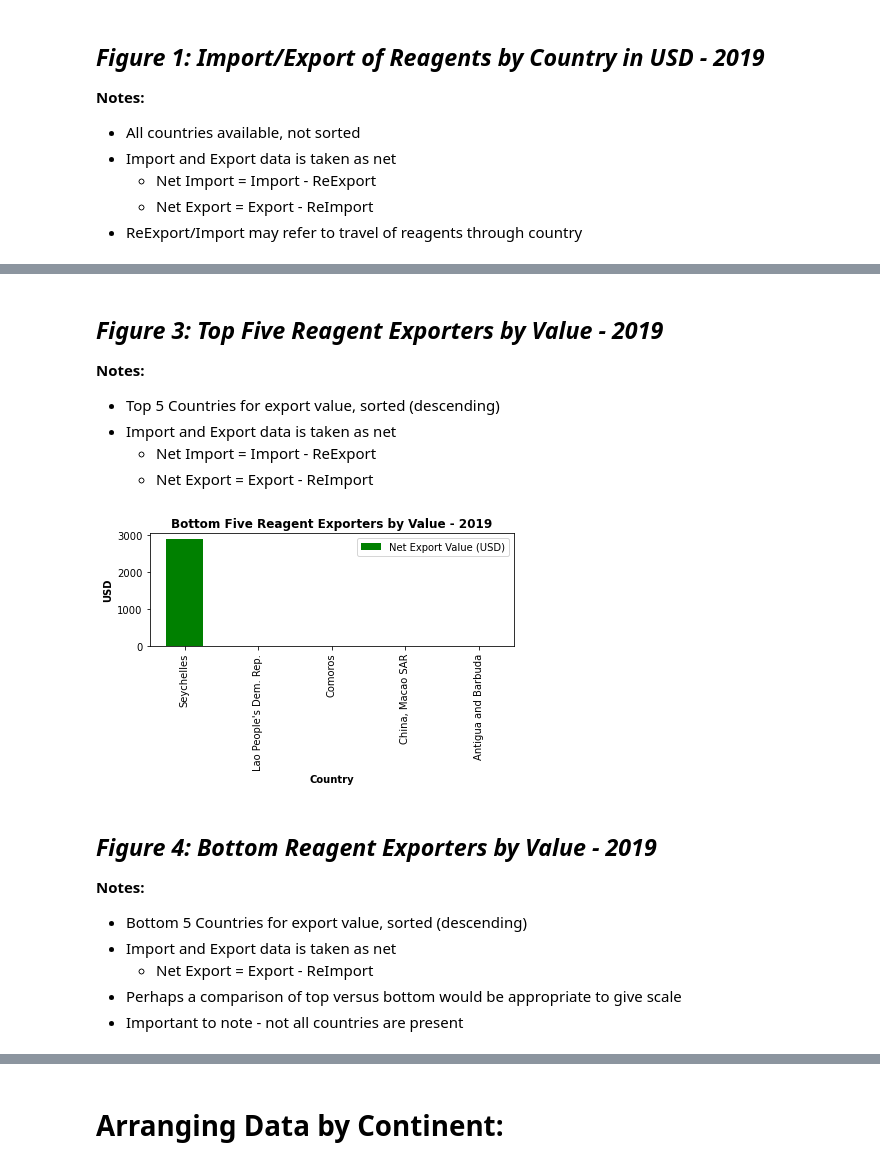
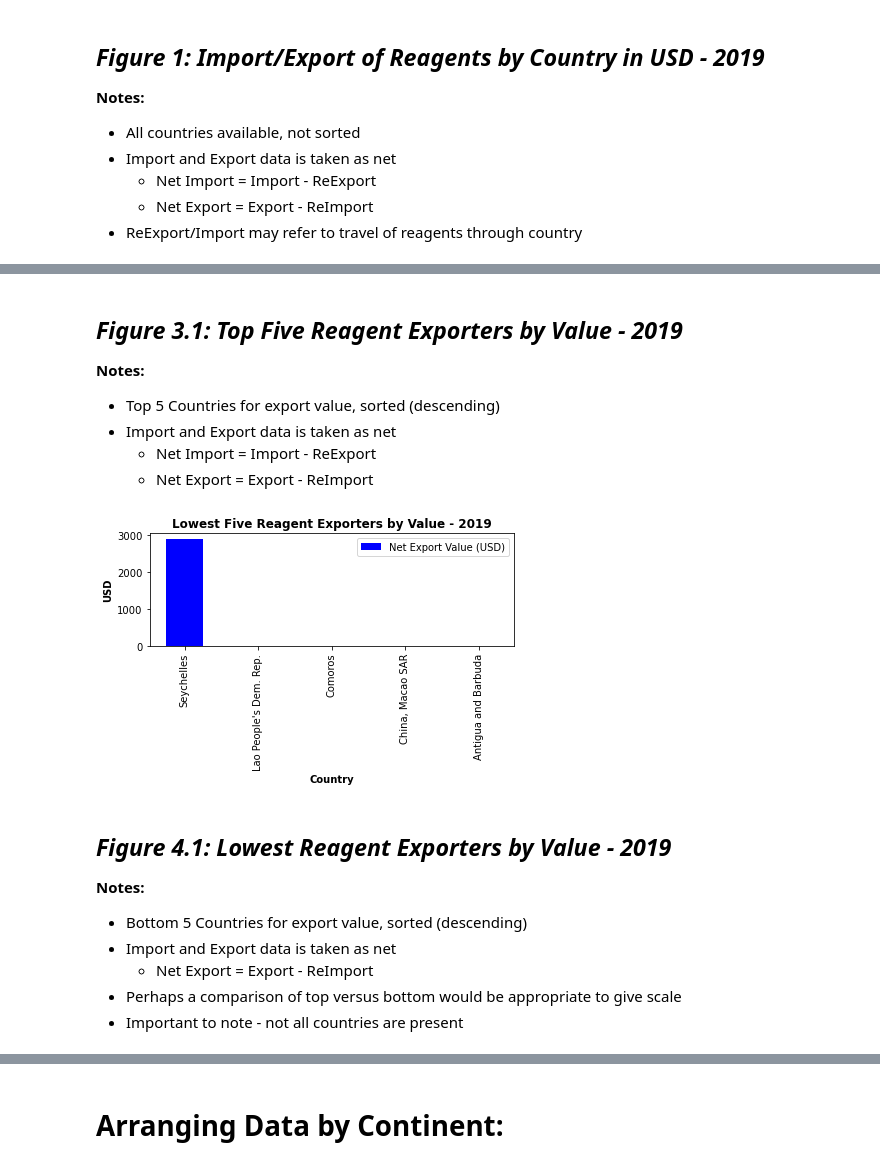
Before and after one commit to J-E-J-S/ReagentDataScraper, a Jupyter notebook: ReagentDataNotebook.ipynb, the cells around one changed output, grey strips where cells are left out. Saved outputs shown, nothing was run; the diff lists cells and outputs as text; code cells hidden in the pictures.

```diff
--- a/ReagentDataNotebook.ipynb
+++ b/ReagentDataNotebook.ipynb
@@ -262,5 +268,5 @@ plt.show()
 # %% [markdown]
-*Figure 3: Top Five Reagent Exporters by Value - 2019*
+*Figure 3.1: Top Five Reagent Exporters by Value - 2019*
 -------------------------------------------------------------------------------------------
 **Notes:**
 * Top 5 Countries for export value, sorted (descending)
@@ -270,30 +276,30 @@ plt.show()
 # %%
 %matplotlib inline
 graphing_data_desc = Descending_export(graphing_data_2019)
 
 desc_countries = graphing_data_desc[0]
 bottom_countries = desc_countries[-5:]
 
 desc_export = graphing_data_desc[1]
 bottom_export_values = desc_export[-5:]
 
 index = np.arange(len(bottom_countries))
 width = 0.50
 
-plt.bar(index, bottom_export_values, width, color='green', label='Net Export Value (USD)')
-plt.title('Bottom Five Reagent Exporters by Value - 2019', fontweight='bold')
+plt.bar(index, bottom_export_values, width, color='blue', label='Net Export Value (USD)')
+plt.title('Lowest Five Reagent Exporters by Value - 2019', fontweight='bold')
 
 plt.ylabel('USD', fontweight = 'bold')
 plt.xlabel('Country', fontweight = 'bold')
 plt.xticks(index, bottom_countries, rotation='vertical')
 plt.legend(loc='best')
 
 plt.tight_layout()
 plt.show()
 # %% [output]
-[figure, old version]
+[figure, new version]
 # %% [markdown]
-*Figure 4: Bottom Reagent Exporters by Value - 2019*
+*Figure 4.1: Lowest Reagent Exporters by Value - 2019*
 -------------------------------------------------------------------------------------------
 **Notes:**
 * Bottom 5 Countries for export value, sorted (descending)
```
Also changed, not shown: parts of 12 cells of this notebook.
